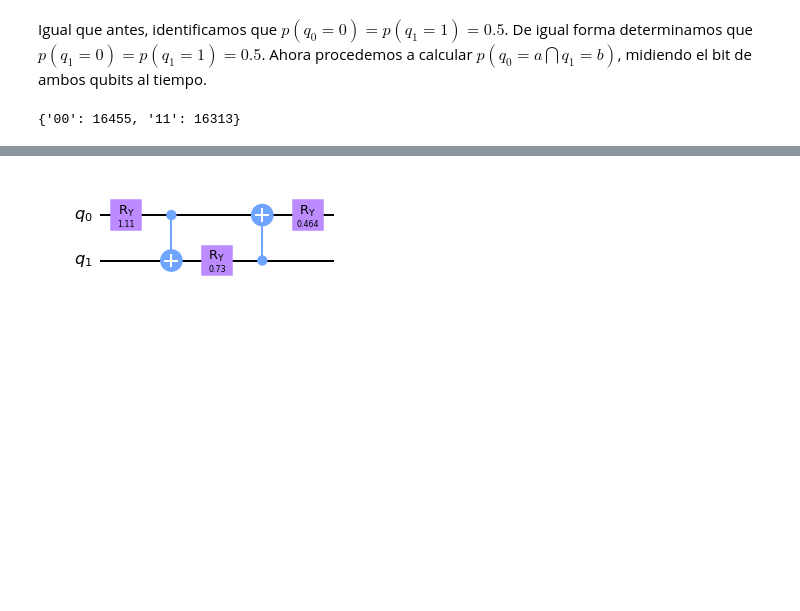
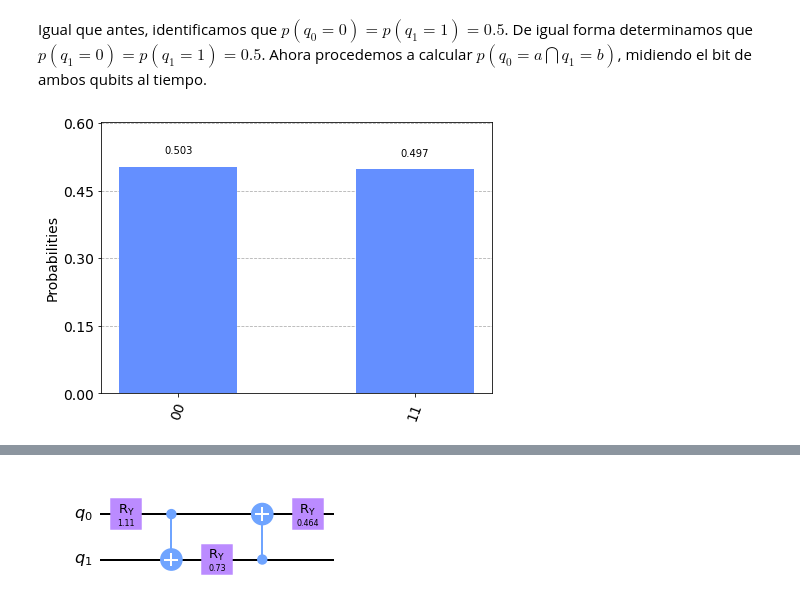
Before and after one commit to QC-FEM/QC-CrashCourse, a Jupyter notebook: Lec_2_Multiqubits/Lec_2_Multiqubits.ipynb, the cells around one changed output, grey strips where cells are left out. Drawn from its saved outputs; the diff is of its cells as text; code cells hidden in the pictures; blank space fills up the shorter version.

```diff
--- a/Lec_2_Multiqubits/Lec_2_Multiqubits.ipynb
+++ b/Lec_2_Multiqubits/Lec_2_Multiqubits.ipynb
@@ -145,11 +151,11 @@ Igual que antes, identificamos que $p(q_0 = 0) = p(q_1 = 1) = 0.5$. De igual for
 # %%
 ## Ejecutamos el circuito
 qasm_sim = BasicAer.get_backend('qasm_simulator')
 QC_ent.measure(q,r)
 counts = execute(QC_ent,qasm_sim,shots=1<<15).result().get_counts()
-print(counts)
+plot_histogram(counts)
 # %% [output]
-{'00': 16455, '11': 16313}
+[figure, added]
 # %% [markdown]
 Notamos inmediatamente que $p(q_1 = 1 \bigcap q_0 = 1) = p(q_1 = 0 \bigcap q_0 = 0) = 0.5$. En consecuencia, podremos advertir que
 
```
Also changed, not shown: parts of 36 cells of this notebook, 1 other file.
